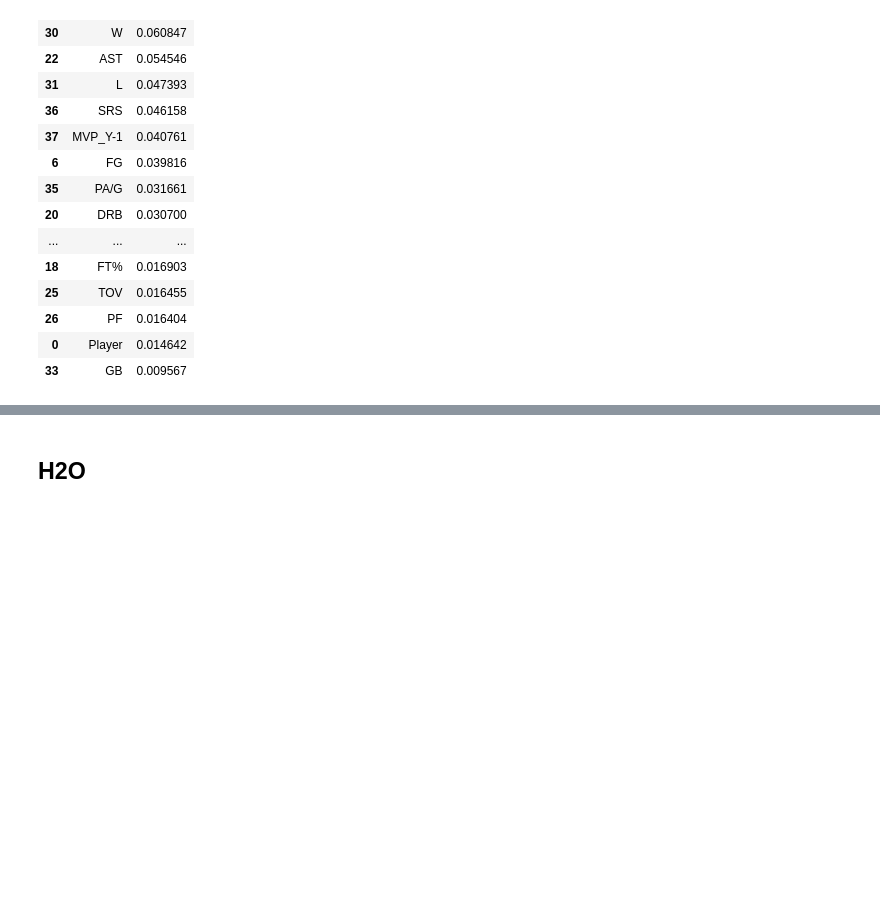
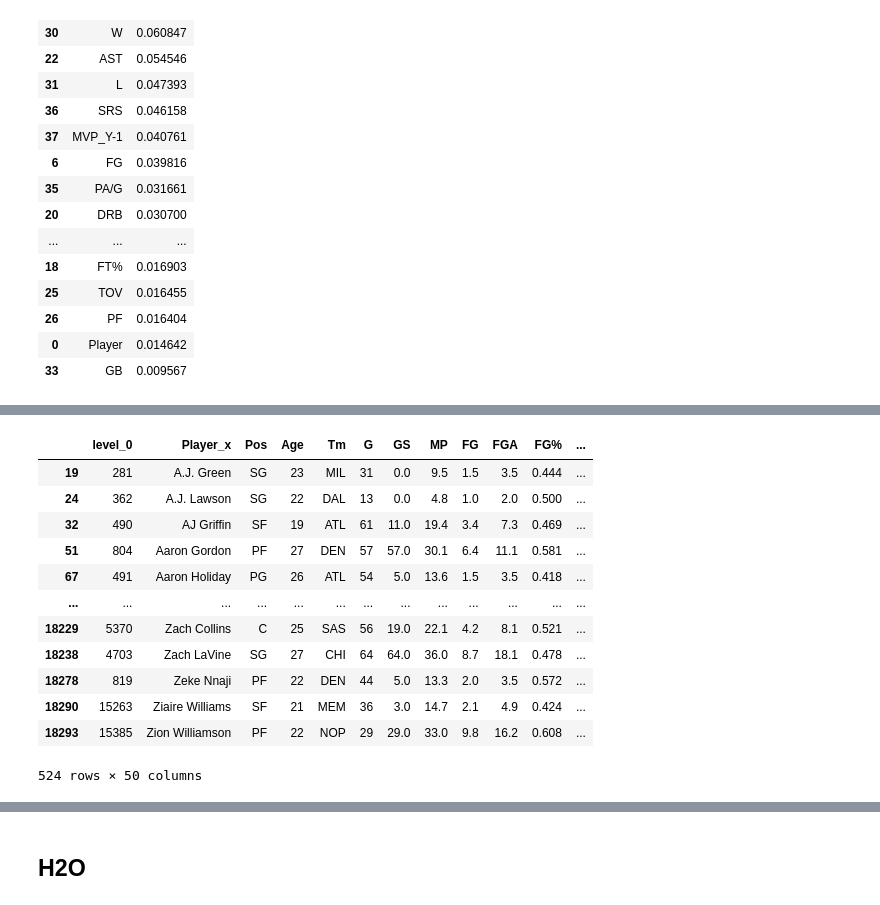
Before and after one commit to MartinErwan/ML_NBA_MVP_Prediction, a Jupyter notebook: PFE_Prediction.ipynb, the cells around one changed output, grey strips where cells are left out. Cells and saved outputs as stored; diff of their text form; code cells hidden in the pictures; blank space fills up the shorter version.

```diff
--- a/PFE_Prediction.ipynb
+++ b/PFE_Prediction.ipynb
@@ -816,3 +832,8 @@ FI2.sort_values("Fi",ascending = False)
 | 26 | PF | 0.016404 |
 | 0 | Player | 0.014642 |
 | 33 | GB | 0.009567 |
+# %%
+selected_features2 = ["PTS", "W/L%", "W", "AST","L","SRS","MVP_Y-1","FG","PA/G","DRB","FG%","TRB","FTA","BLK","STL","FT%","TOV","PF","Player","GB"]
+# %%
+rf_2023 = RandomForestRegressor()
+DF_year = cross_validation(DF,rf_2023,selected_features = selected_features2,cv = False,year = 2023)[1]
@@ -818,0 +857,17 @@ FI2.sort_values("Fi",ascending = False)
+# %%
+DF_Merge = pd.merge(FinalStat, DF_year, left_index=True, right_index=True, how='inner')
+DF_Merge
+# %% [output]
+|  | level_0 | Player_x | Pos | Age | Tm | G | GS | MP | FG | FGA | FG% | ... |
+| 19 | 281 | A.J. Green | SG | 23 | MIL | 31 | 0.0 | 9.5 | 1.5 | 3.5 | 0.444 | ... |
+| 24 | 362 | A.J. Lawson | SG | 22 | DAL | 13 | 0.0 | 4.8 | 1.0 | 2.0 | 0.500 | ... |
+| 32 | 490 | AJ Griffin | SF | 19 | ATL | 61 | 11.0 | 19.4 | 3.4 | 7.3 | 0.469 | ... |
+| 51 | 804 | Aaron Gordon | PF | 27 | DEN | 57 | 57.0 | 30.1 | 6.4 | 11.1 | 0.581 | ... |
+| 67 | 491 | Aaron Holiday | PG | 26 | ATL | 54 | 5.0 | 13.6 | 1.5 | 3.5 | 0.418 | ... |
+| ... | ... | ... | ... | ... | ... | ... | ... | ... | ... | ... | ... | ... |
+| 18229 | 5370 | Zach Collins | C | 25 | SAS | 56 | 19.0 | 22.1 | 4.2 | 8.1 | 0.521 | ... |
+| 18238 | 4703 | Zach LaVine | SG | 27 | CHI | 64 | 64.0 | 36.0 | 8.7 | 18.1 | 0.478 | ... |
+| 18278 | 819 | Zeke Nnaji | PF | 22 | DEN | 44 | 5.0 | 13.3 | 2.0 | 3.5 | 0.572 | ... |
+| 18290 | 15263 | Ziaire Williams | SF | 21 | MEM | 36 | 3.0 | 14.7 | 2.1 | 4.9 | 0.424 | ... |
+| 18293 | 15385 | Zion Williamson | PF | 22 | NOP | 29 | 29.0 | 33.0 | 9.8 | 16.2 | 0.608 | ... |
+524 rows × 50 columns
```
Also changed, not shown: parts of 14 cells of this notebook, 14 other files.
